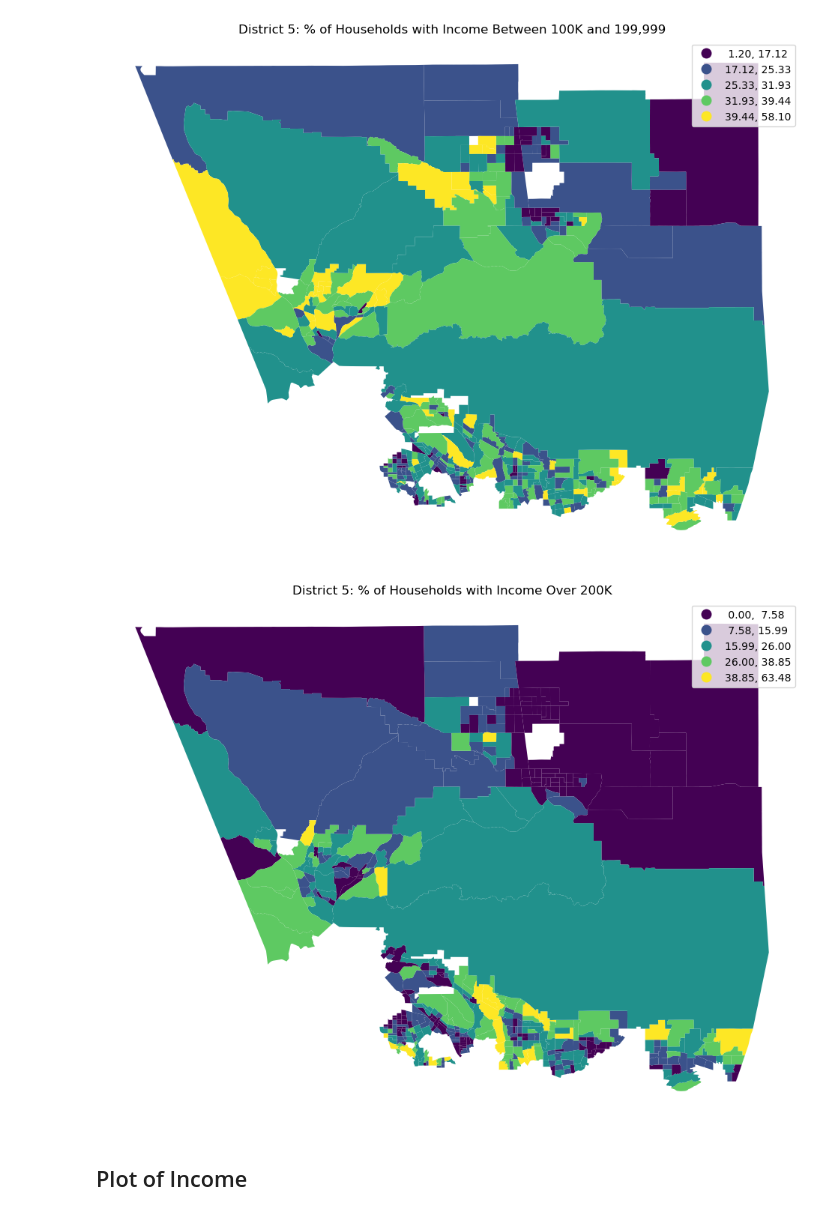
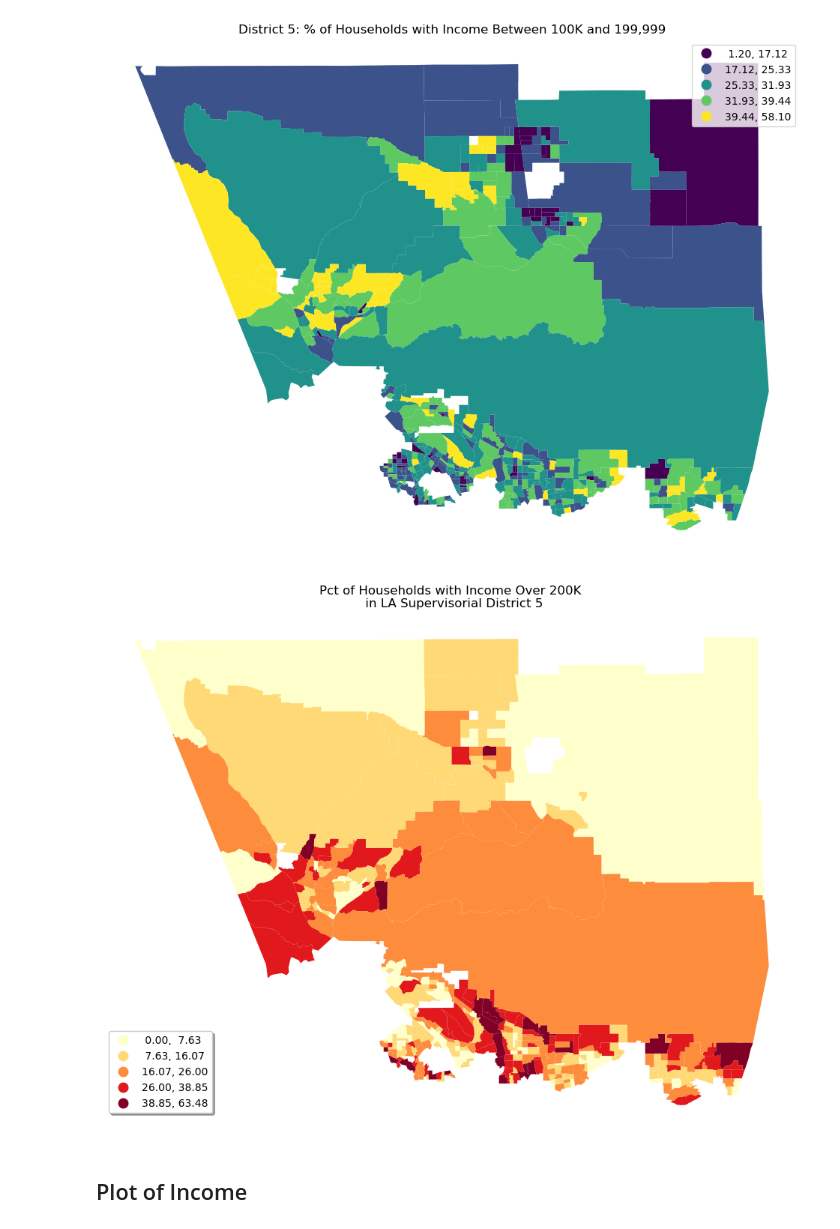
Before and after one commit to chana5/up221-annie, a Jupyter notebook: Week07/income-static-maps.ipynb, the cells around one changed output. Saved outputs shown, nothing was run; the diff lists cells and outputs as text; code cells hidden in the pictures.

```diff
--- a/Week07/income-static-maps.ipynb
+++ b/Week07/income-static-maps.ipynb
@@ -570,16 +580,20 @@ plt.show()
 [figure]
 # %%
 ax = tracts_income[tracts_income['DIST_SUP']==5].plot(figsize=(12,10),
-                            column='HH_200K_Or_More_PCT',
-                 legend=True,
-                 scheme='NaturalBreaks')
-ax.set_title('District 5: % of Households with Income Over 200K')
+                                                      column='HH_200K_Or_More_PCT',
+                                                      legend=True,
+                                                      legend_kwds={'loc': 'lower left',  # Set legend position
+                                                                   'bbox_to_anchor': (0, 0.02),  # Adjust the legend position
+                                                                   'shadow': True},
+                                                      cmap = 'YlOrRd',
+                                                      scheme='NaturalBreaks')
+ax.set_title('Pct of Households with Income Over 200K \n in LA Supervisorial District 5')
 ax.axis('off')
 
-#plt.savefig('D5_Parks_HH_200K_Or_More_PCT.jpg') #some weird quirk where you have to save before you show the plot
+plt.savefig('D5_HH_200K_Or_More_PCT.jpg') #some weird quirk where you have to save before you show the plot
 plt.show()
 # %% [output]
-[figure, old version]
+[figure, new version]
 # %% [markdown]
 ## Plot of Income
 # %% [markdown]
```
Also changed, not shown: parts of 10 cells of this notebook, 15 other files.
